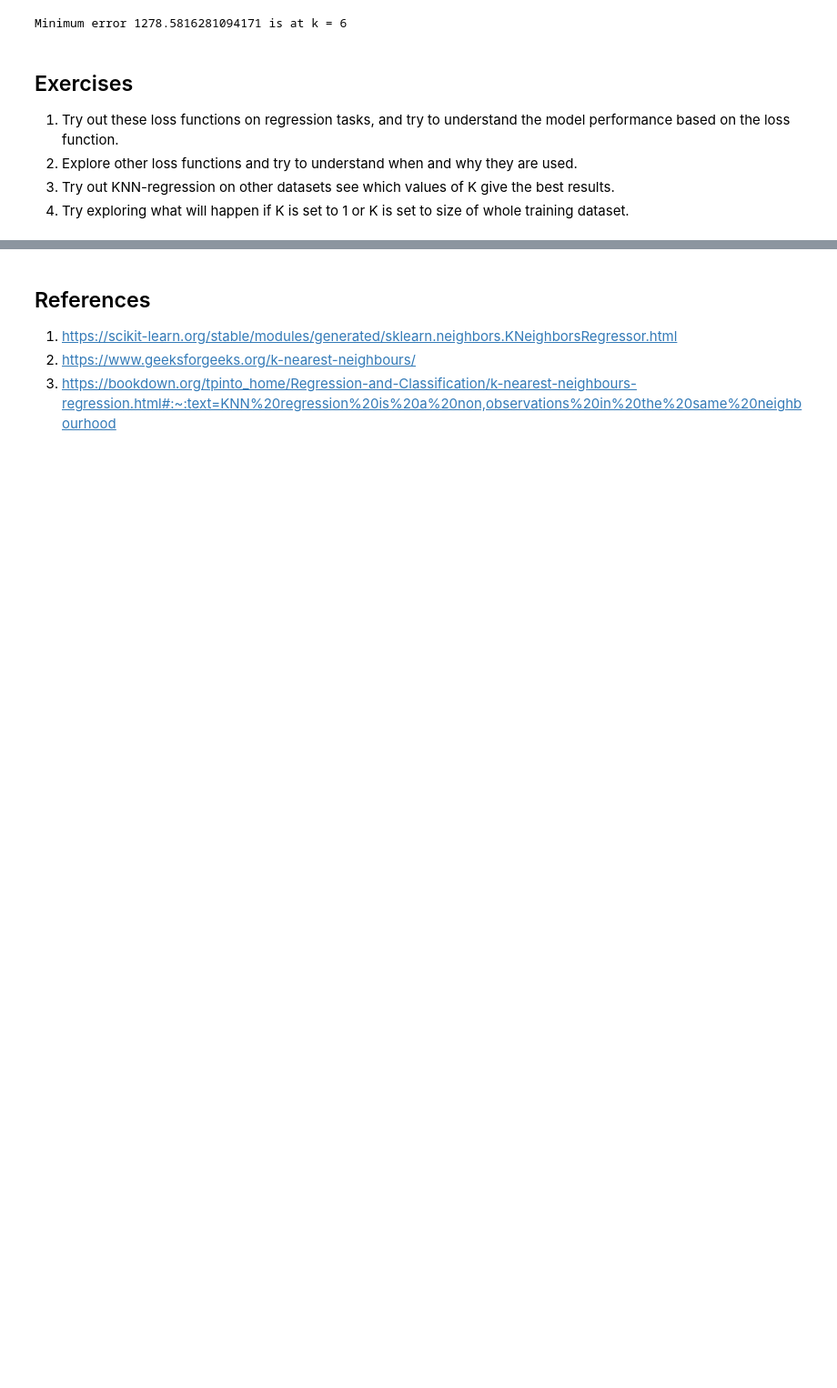
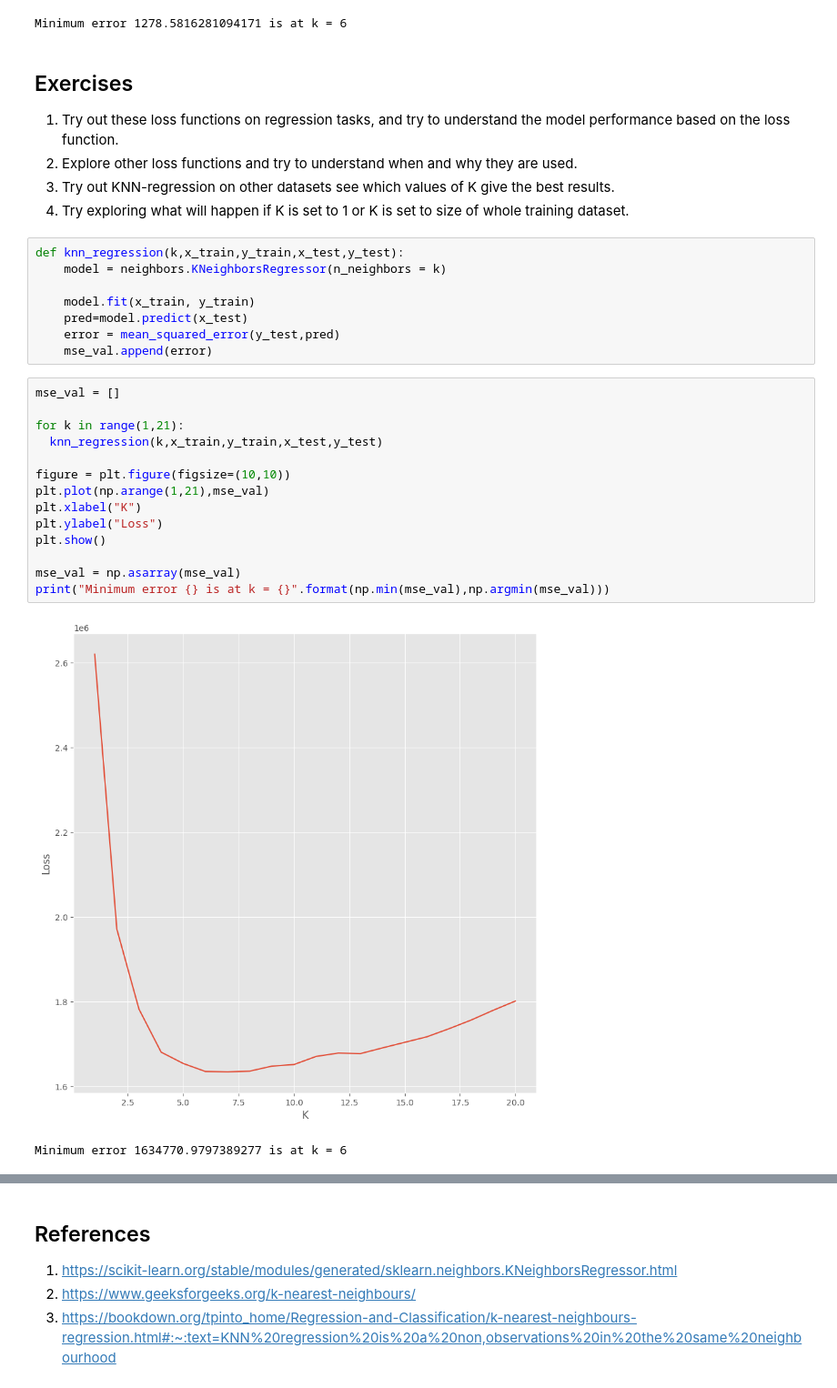
Before and after one commit to puranik1406/FMML_Projects-Labs, a Jupyter notebook: STP_Module_5_Lab_2_Loss_Functions.ipynb, the cells around one changed output, grey strips where cells are left out. Shown at 91% size. Cells and saved outputs as stored; diff of their text form; blank space fills up the shorter version.

```diff
--- a/STP_Module_5_Lab_2_Loss_Functions.ipynb
+++ b/STP_Module_5_Lab_2_Loss_Functions.ipynb
@@ -266,3 +266,28 @@ Minimum error 1278.5816281094171 is at k = 6
 2. Explore other loss functions and try to understand when and why they are used.
 3. Try out KNN-regression on other datasets see which values of K give the best results.
 4. Try exploring what will happen if K is set to 1 or K is set to size of whole training dataset.
+# %%
+def knn_regression(k,x_train,y_train,x_test,y_test):
+    model = neighbors.KNeighborsRegressor(n_neighbors = k)
+
+    model.fit(x_train, y_train)
+    pred=model.predict(x_test)
+    error = mean_squared_error(y_test,pred)
+    mse_val.append(error)
+# %%
+mse_val = []
+
+for k in range(1,21):
+  knn_regression(k,x_train,y_train,x_test,y_test)
+
+figure = plt.figure(figsize=(10,10))
+plt.plot(np.arange(1,21),mse_val)
+plt.xlabel("K")
+plt.ylabel("Loss")
+plt.show()
+
+mse_val = np.asarray(mse_val)
+print("Minimum error {} is at k = {}".format(np.min(mse_val),np.argmin(mse_val)))
+# %% [output]
+[figure, added]
+Minimum error 1634770.9797389277 is at k = 6
```
Also changed, not shown: parts of 2 cells of this notebook.
